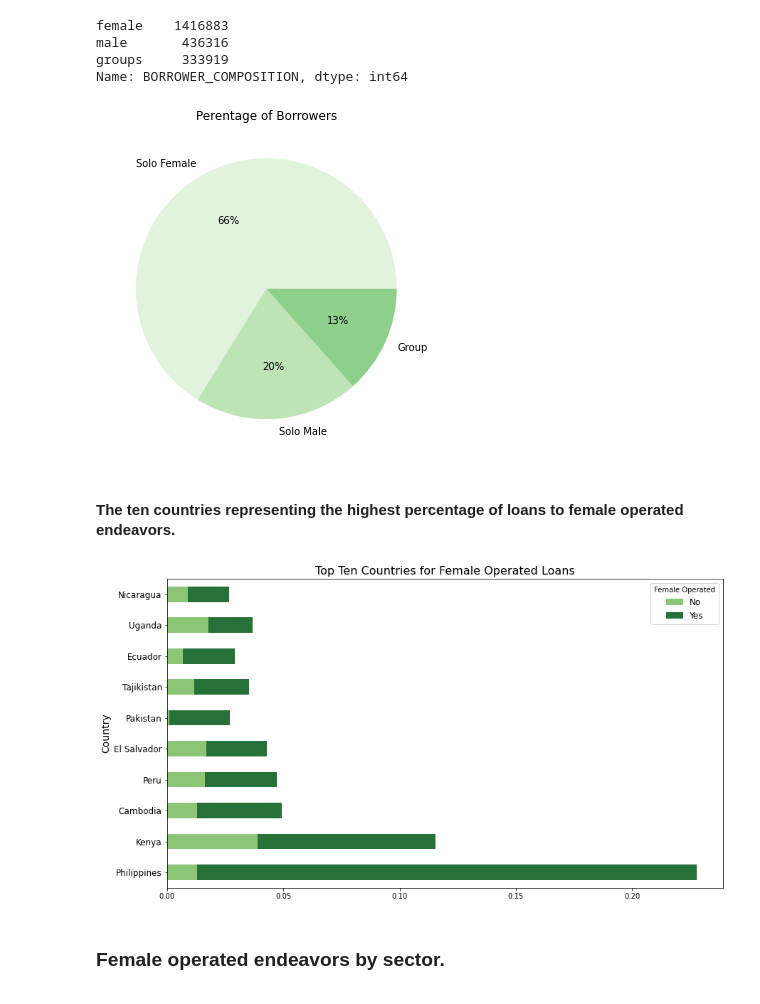
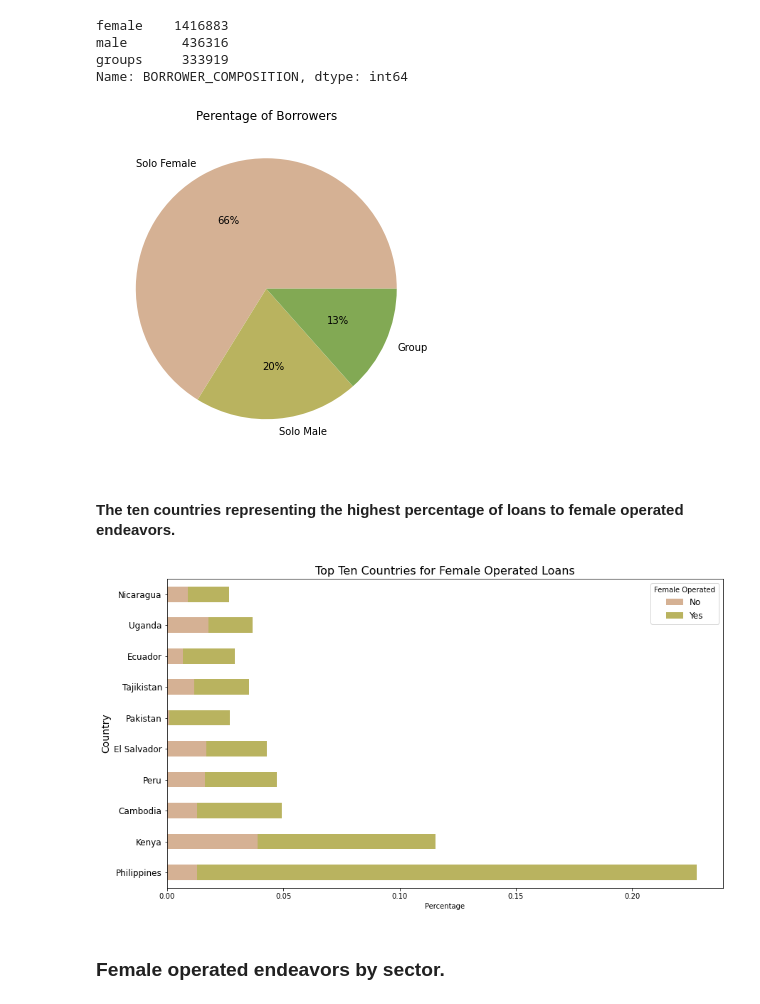
Before and after one commit to mludwig137/gini-microloan-recommender-system, a Jupyter notebook: code/05_Data_Visualization.ipynb, the cells around one changed output. Drawn from its saved outputs; the diff is of its cells as text; code cells hidden in the pictures.

Commit message:
updates to 05_data_viz

```diff
--- a/code/05_Data_Visualization.ipynb
+++ b/code/05_Data_Visualization.ipynb
@@ -48,5 +49,9 @@ loans_df = pd.read_csv("../data/raw/loans.csv")
 # %%
 # Sort DataFrame into Most Recent Loans on Top
 loans_df = loans_df.sort_values(by=['POSTED_TIME'], ascending=False)
+# %%
+#setting a color palette for visualizations
+colors = "gist_earth_r"
+sns.set_palette(sns.color_palette(colors))
 # %% [markdown]
 ### <a name="eda"></a>  Initial EDA
@@ -512,15 +519,14 @@ Name: BORROWER_COMPOSITION, dtype: int64
 # %%
 #reference for seaborn pie charts : https://www.dataforeverybody.com/matplotlib-seaborn-pie-charts/
 data = [1417379, 436449, 287950]
 labels = ['Solo Female', 'Solo Male', 'Group']
 
-colors = sns.color_palette('Greens')
 plt.figure(figsize=(6,6))
-plt.pie(data, labels = labels, colors = colors, autopct='%.0f%%')
+plt.pie(data, labels = labels, autopct='%.0f%%')
 plt.title('Perentage of Borrowers')
 plt.show()
 # %% [output]
-[figure, old version]
+[figure, new version]
 # %% [markdown]
 #### <a name="10female"></a> The ten countries representing the highest percentage of loans to female operated endeavors.
 # %%
@@ -532,9 +538,10 @@ ax.legend(title='Female Operated', labels=['No', 'Yes'], fontsize=12, )
 plt.ylabel('Country Name', fontsize=14)
 plt.ylabel('Country', fontsize=14)
 plt.yticks(fontsize=12)
+plt.xlabel('Percentage')
 plt.title('Top Ten Countries for Female Operated Loans', fontsize=16);
 # %% [output]
-[figure, old version]
+[figure, new version]
 # %% [markdown]
 ### <a name="sectorfemale"></a> Female operated endeavors by sector.
 # %%
```
Also changed, not shown: parts of 52 cells of this notebook.
